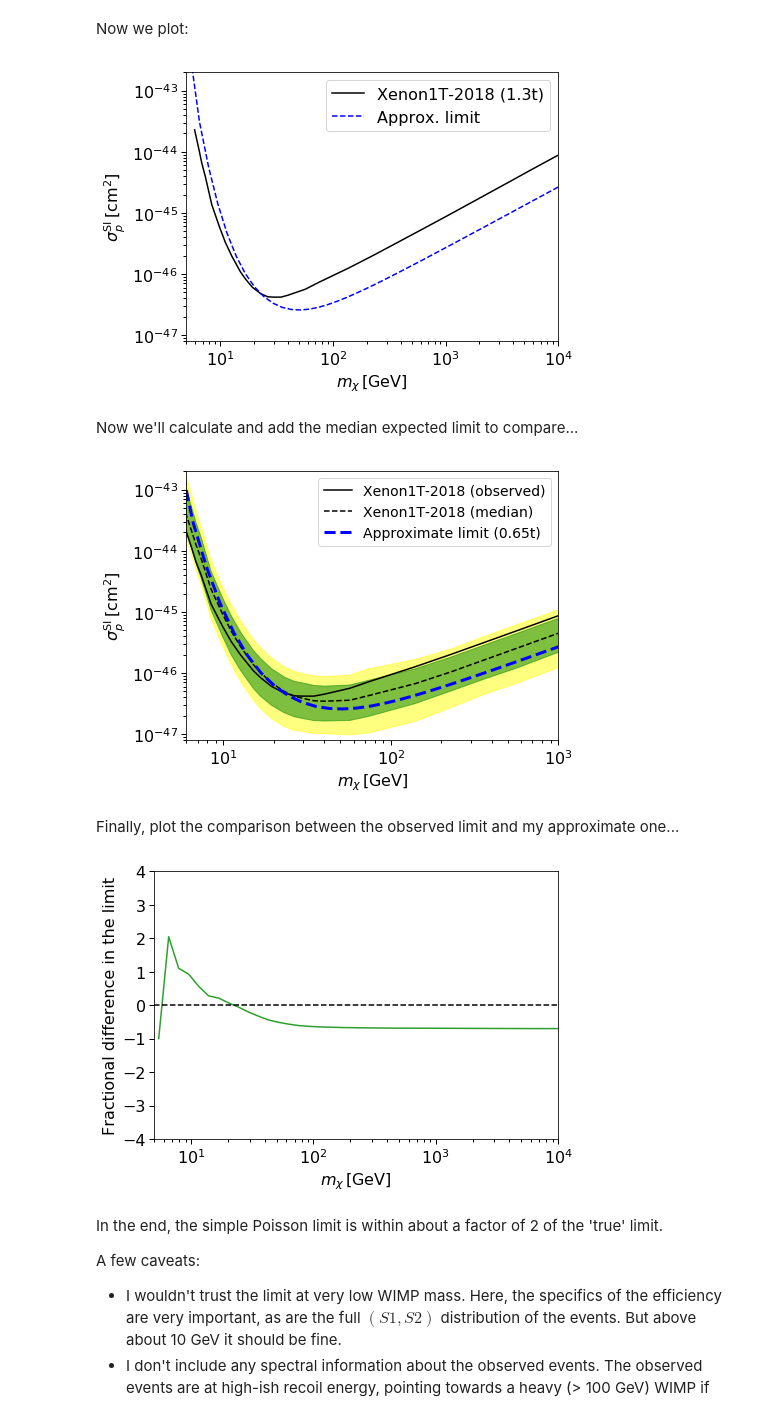
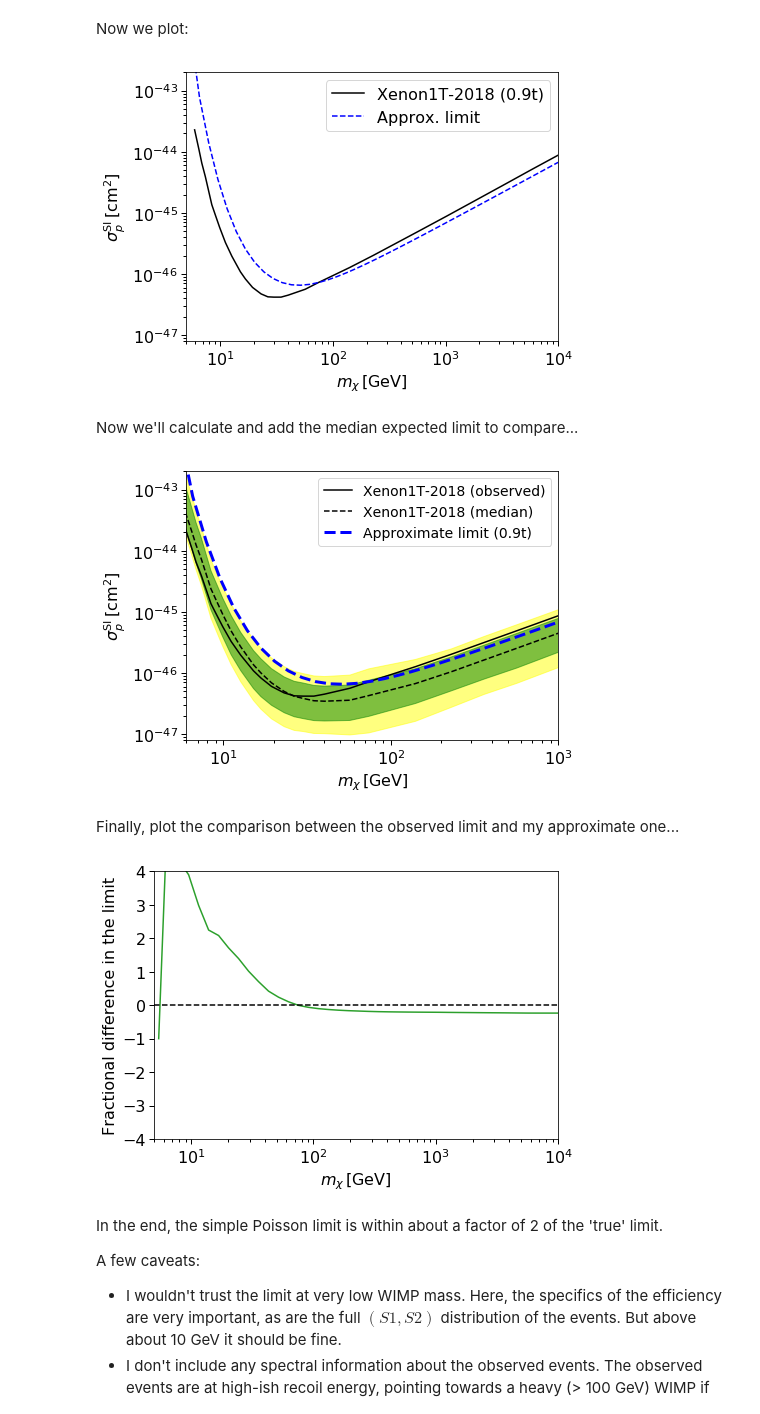
Before and after one commit to bradkav/Xenon1T-2018, a Jupyter notebook: Xenon1T-limit.ipynb, the cells around one changed output. Drawn from its saved outputs; the diff is of its cells as text; code cells hidden in the pictures.

Commit message:
Fixed typo in Poisson upper limit

```diff
--- a/Xenon1T-limit.ipynb
+++ b/Xenon1T-limit.ipynb
@@ -135,7 +135,7 @@ sig0 = 1e-46
 
 #Need this factor of 0.475 because we're only looking in the reference region (i.e. where 47.5% of NR events are expected)
 m_list = np.sort(np.append(1e3,np.logspace(0, 4)))
-Nsig_list = 0.475*exp_650kg*np.asarray([Nevents(m, sig0) for m in m_list])
+Nsig_list = 0.475*exp_900kg*np.asarray([Nevents(m, sig0) for m in m_list])
 # %%
 plt.figure(figsize=(7,5))
 plt.loglog(m_list, Nsig_list)
@@ -155,9 +155,9 @@ plt.show()
 
 Calculate 90% Poisson upper limit on the number of WIMP signal events
 # %%
-NBG = 0.8 #expected BG events
+NBG = 1.62 #expected BG events
 Nobs = 2.0 #observed events
 
-Nsig_upper = float(optimize.root(lambda mu: poisson.ppf(0.90, mu) - Nobs, 0.1).x)
+Nsig_upper = float(optimize.root(lambda mu: poisson.cdf(Nobs, mu) - 0.1, 5).x)-NBG
 print("Upper limit on number of signal events is:", Nsig_upper)
 # %% [output]
@@ -174,7 +174,7 @@ m1, lim1 = np.loadtxt("data_files/Xenon1T-2018-limit.txt", unpack=True)
 
 plt.figure(figsize=(7,5))
 
-plt.loglog(m1, lim1, 'k-', label="Xenon1T-2018 (1.3t)")
+plt.loglog(m1, lim1, 'k-', label="Xenon1T-2018 (0.9t)")
 plt.loglog(m_list, sig_UL, 'b--', label="Approx. limit")
 
 
@@ -189,7 +189,7 @@ plt.tight_layout()
 #plt.savefig("plots/Limit.pdf")
 plt.show()
 # %% [output]
-[figure, old version]
+[figure, new version]
 # %% [markdown]
 Now we'll calculate and add the median expected limit to compare...
 # %%
@@ -212,29 +212,29 @@ lower95 = interp1d(m, ratio, bounds_error=False, fill_value="extrapolate")
 # %%
 
 median_limit = lim1/lim_ratio(m1)
 
 plt.figure(figsize=(7,5))
 
 plt.fill_between(m1, lower95(m1)*median_limit, upper95(m1)*median_limit, color='yellow', alpha=0.5)
 plt.fill_between(m1, lower68(m1)*median_limit, upper68(m1)*median_limit, color='green', alpha=0.5)
 
 plt.loglog(m1, lim1, 'k-', label="Xenon1T-2018 (observed)")
 plt.loglog(m1, median_limit, 'k--', label="Xenon1T-2018 (median)")
-plt.loglog(m_list, sig_UL, 'b--', label="Approximate limit (0.65t)", lw=3)
+plt.loglog(m_list, sig_UL, 'b--', label="Approximate limit (0.9t)", lw=3)
 
 
 plt.xlim(6, 1e3)
 plt.ylim(8e-48, 2e-43)
 
 plt.xlabel(r'$m_\chi \,[\mathrm{GeV}]$')
 plt.ylabel(r'$\sigma_p^\mathrm{SI} \,[\mathrm{cm}^2]$')
 
 plt.legend(fontsize=14)
 plt.tight_layout()
 plt.savefig("plots/Limit.pdf")
 plt.show()
 # %% [output]
-[figure, old version]
+[figure, new version]
 # %% [markdown]
 Finally, plot the comparison between the observed limit and my approximate one...
 # %%
@@ -256,7 +256,7 @@ plt.tight_layout()
 plt.savefig("plots/Comparison.pdf")
 plt.show()
 # %% [output]
-[figure, old version]
+[figure, new version]
 # %% [markdown]
 In the end, the simple Poisson limit is within about a factor of 2 of the 'true' limit.
 
```
Also changed, not shown: parts of 4 cells of this notebook, 5 other files.
